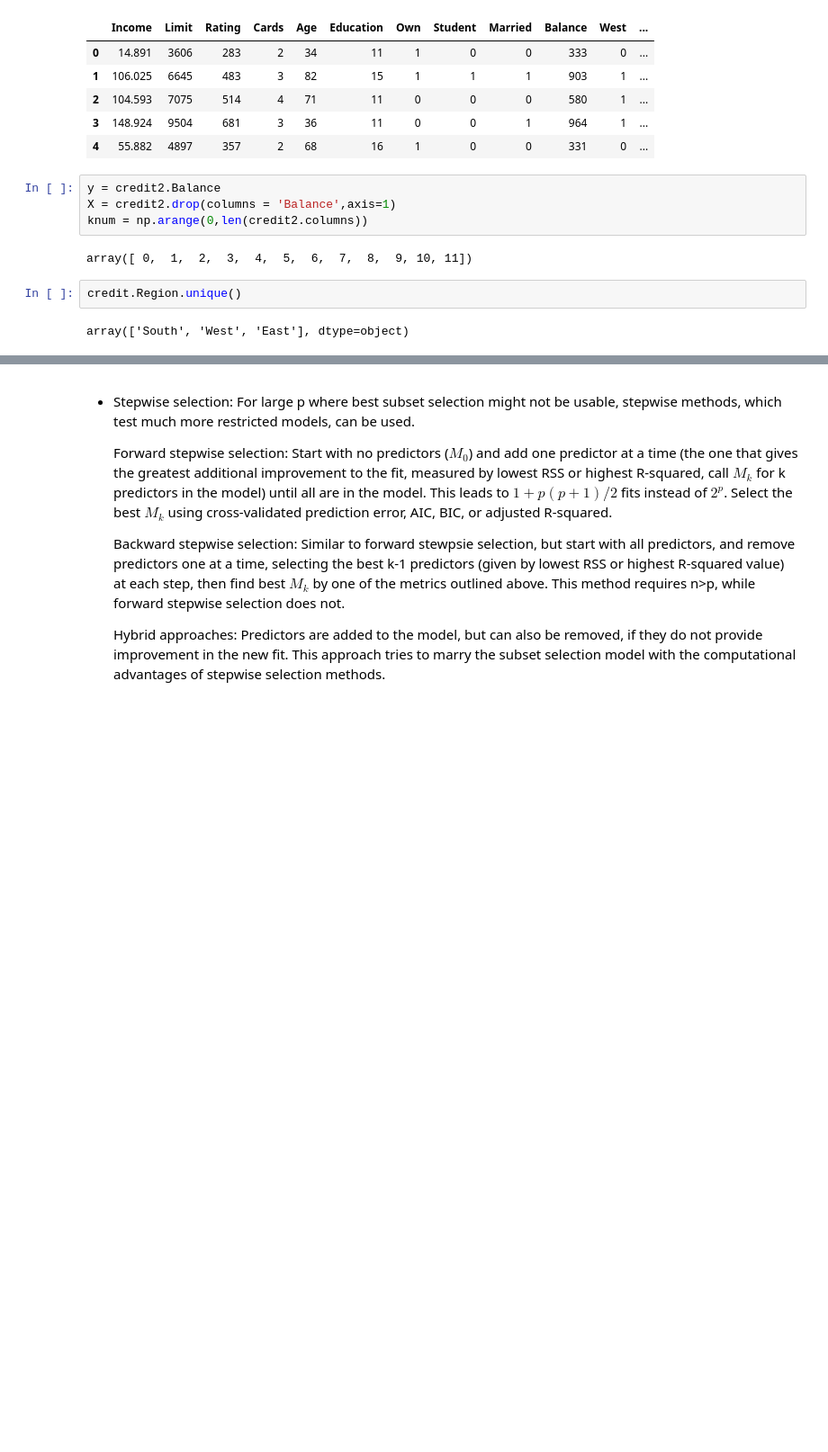
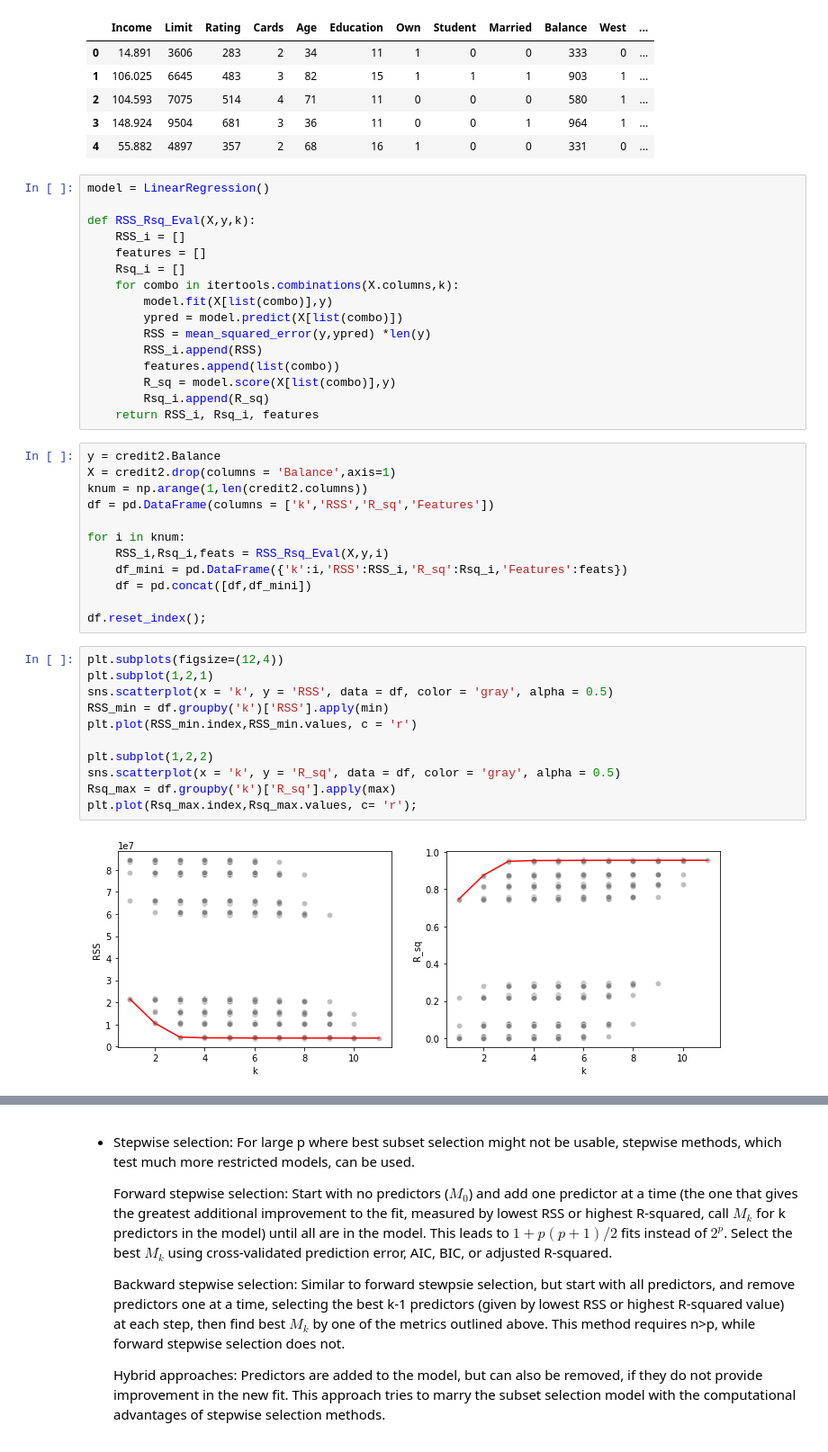
Before and after one commit to mtekant/ISLR_Notes, a Jupyter notebook: Introduction to Statistical Learning, 2nd Edition -- Notes for Ch 6.ipynb, the cells around one changed output, grey strips where cells are left out. Shown: that part at 90% size. Drawn from its saved outputs; the diff is of its cells as text; blank space fills up the shorter version.

```diff
--- a/Introduction to Statistical Learning, 2nd Edition -- Notes for Ch 6.ipynb
+++ b/Introduction to Statistical Learning, 2nd Edition -- Notes for Ch 6.ipynb
@@ -83,13 +84,44 @@ credit2.head()
 | 2 | 104.593 | 7075 | 514 | 4 | 71 | 11 | 0 | 0 | 0 | 580 | 1 | ... |
 | 3 | 148.924 | 9504 | 681 | 3 | 36 | 11 | 0 | 0 | 1 | 964 | 1 | ... |
 | 4 | 55.882 | 4897 | 357 | 2 | 68 | 16 | 1 | 0 | 0 | 331 | 0 | ... |
+# %%
+model = LinearRegression()
+
+def RSS_Rsq_Eval(X,y,k):
+    RSS_i = []
+    features = []
+    Rsq_i = []
+    for combo in itertools.combinations(X.columns,k):
+        model.fit(X[list(combo)],y)
+        ypred = model.predict(X[list(combo)])
+        RSS = mean_squared_error(y,ypred) *len(y)
+        RSS_i.append(RSS)
+        features.append(list(combo))
+        R_sq = model.score(X[list(combo)],y)
+        Rsq_i.append(R_sq)
+    return RSS_i, Rsq_i, features
 # %%
 y = credit2.Balance
 X = credit2.drop(columns = 'Balance',axis=1)
-knum = np.arange(0,len(credit2.columns))
+knum = np.arange(1,len(credit2.columns))
+df = pd.DataFrame(columns = ['k','RSS','R_sq','Features'])
+
+for i in knum:
+    RSS_i,Rsq_i,feats = RSS_Rsq_Eval(X,y,i)
+    df_mini = pd.DataFrame({'k':i,'RSS':RSS_i,'R_sq':Rsq_i,'Features':feats})
+    df = pd.concat([df,df_mini])
+
+df.reset_index();
-# %% [output]
-array([ 0,  1,  2,  3,  4,  5,  6,  7,  8,  9, 10, 11])
-# %%
-credit.Region.unique()
-# %% [output]
-array(['South', 'West', 'East'], dtype=object)
+# %%
+plt.subplots(figsize=(12,4))
+plt.subplot(1,2,1)
+sns.scatterplot(x = 'k', y = 'RSS', data = df, color = 'gray', alpha = 0.5)
+RSS_min = df.groupby('k')['RSS'].apply(min)
+plt.plot(RSS_min.index,RSS_min.values, c = 'r')
+
+plt.subplot(1,2,2)
+sns.scatterplot(x = 'k', y = 'R_sq', data = df, color = 'gray', alpha = 0.5)
+Rsq_max = df.groupby('k')['R_sq'].apply(max)
+plt.plot(Rsq_max.index,Rsq_max.values, c= 'r');
+# %% [output]
+[figure, added]
```
Also changed, not shown: parts of 6 cells of this notebook.
